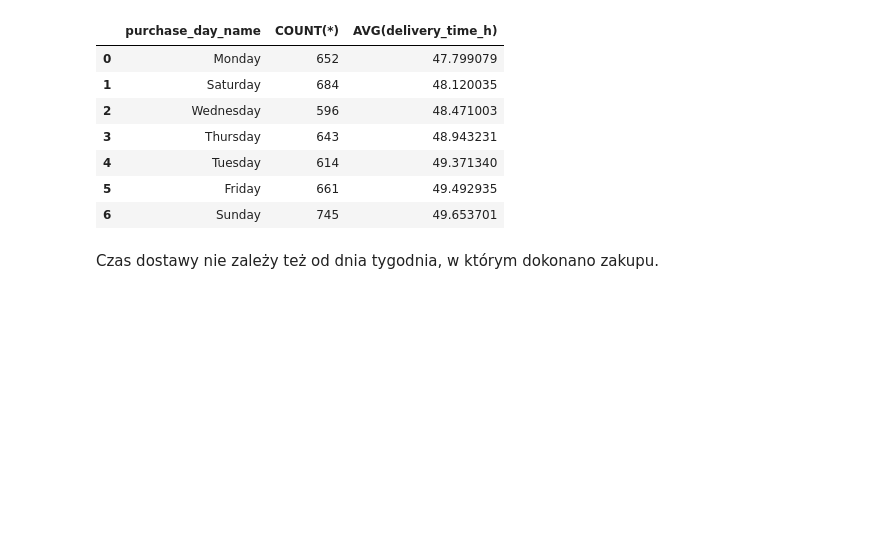
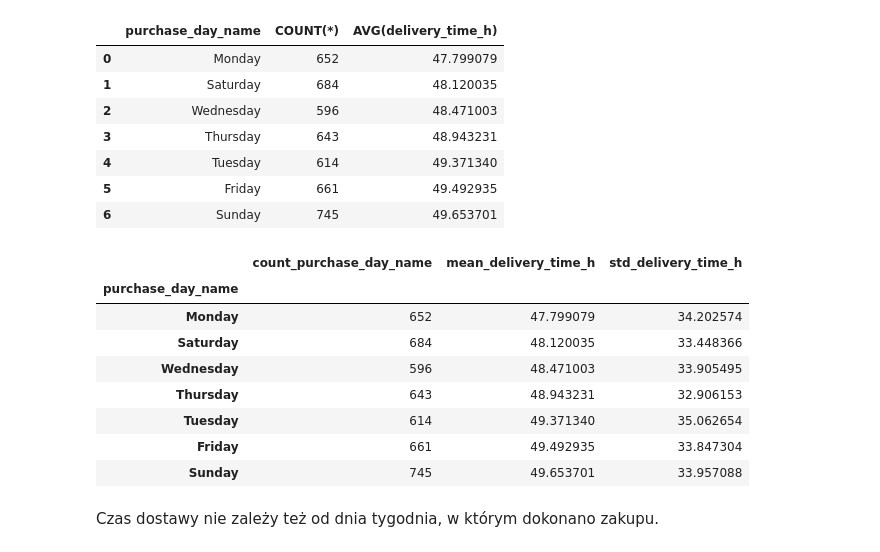
Before and after one commit to plibera/IUM_Project, a Jupyter notebook: dataAnalysis.ipynb, the cells around one changed output. Saved outputs shown, nothing was run; the diff lists cells and outputs as text; code cells hidden in the pictures; blank space fills up the shorter version.

```diff
--- a/dataAnalysis.ipynb
+++ b/dataAnalysis.ipynb
@@ -170,6 +186,22 @@ pysqldf("SELECT purchase_day_name, COUNT(*), AVG(delivery_time_h) FROM correctDa
 | 4 | Tuesday | 614 | 49.371340 |
 | 5 | Friday | 661 | 49.492935 |
 | 6 | Sunday | 745 | 49.653701 |
+# %%
+correctDataDF.groupby("purchase_day_name").agg(
+    count_purchase_day_name=("purchase_day_name", "count"),
+    mean_delivery_time_h=("delivery_time_h", "mean"),
+    std_delivery_time_h=("delivery_time_h", "std")
+).sort_values(by="mean_delivery_time_h")
+# %% [output]
+|  | count_purchase_day_name | mean_delivery_time_h | std_delivery_time_h |
+| purchase_day_name |  |  |  |
+| Monday | 652 | 47.799079 | 34.202574 |
+| Saturday | 684 | 48.120035 | 33.448366 |
+| Wednesday | 596 | 48.471003 | 33.905495 |
+| Thursday | 643 | 48.943231 | 32.906153 |
+| Tuesday | 614 | 49.371340 | 35.062654 |
+| Friday | 661 | 49.492935 | 33.847304 |
+| Sunday | 745 | 49.653701 | 33.957088 |
 # %% [markdown]
 Czas dostawy nie zależy też od dnia tygodnia, w którym dokonano zakupu.
 # %%
```
Also changed, not shown: parts of 7 cells of this notebook.
